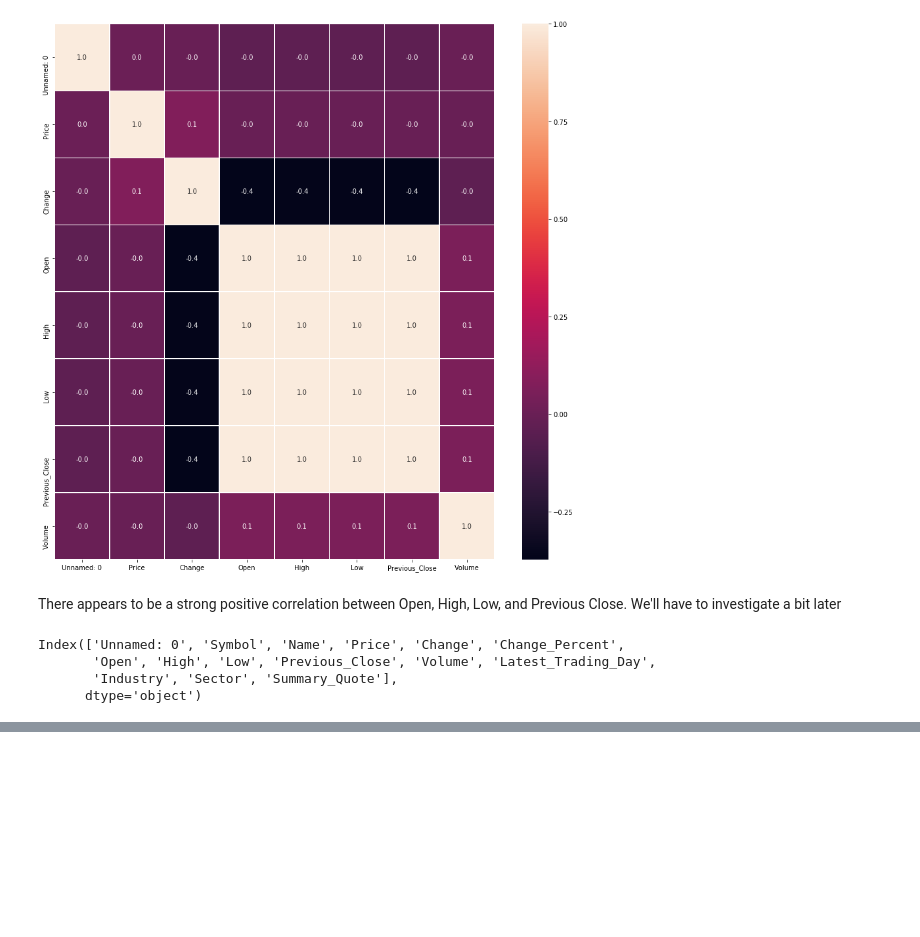
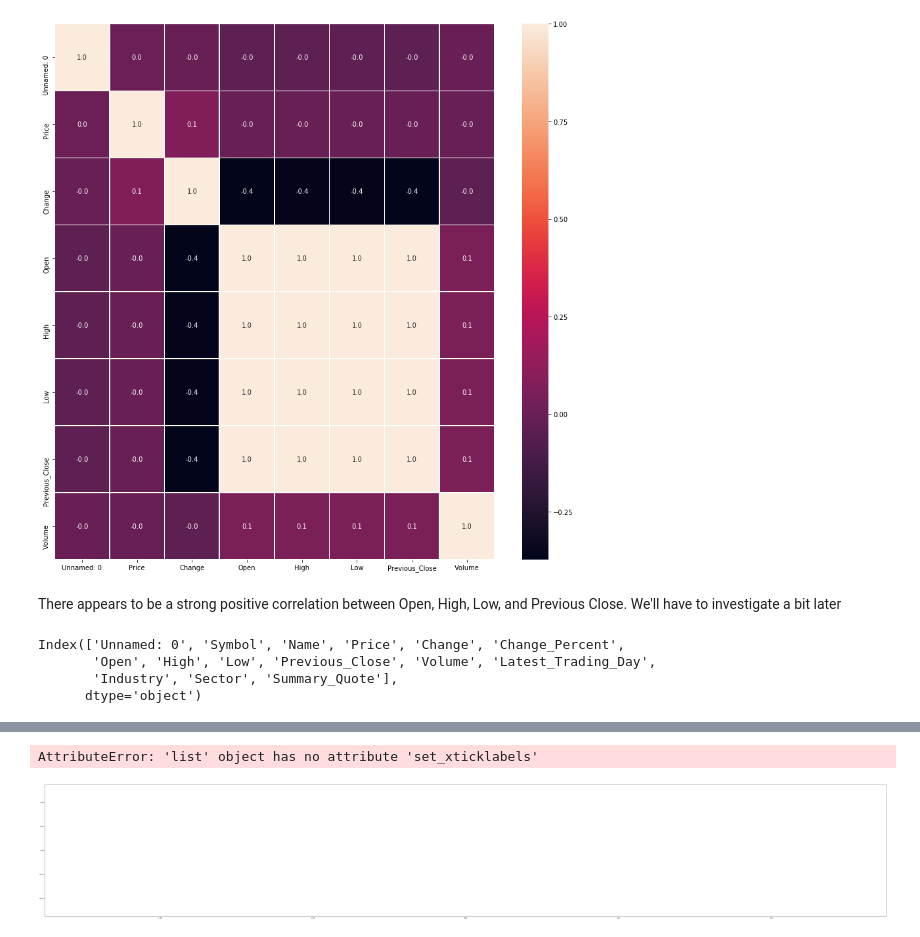
Before and after one commit to brian-cobo/Stock_Market_Analysis_Software, a Jupyter notebook: Explore Market Data.ipynb, the cells around one changed output, grey strips where cells are left out. Cells and saved outputs as stored; diff of their text form; code cells hidden in the pictures; blank space fills up the shorter version.

```diff
--- a/Explore Market Data.ipynb
+++ b/Explore Market Data.ipynb
@@ -152,0 +172,12 @@ plt.show()
+# %%
+plt.figure(figsize = (100, 16))
+ax = plt.plot(x = [x for x in marketData.Sector],
+              y = [y for y in marketData.Volume])
+ax.set_xticklabels(ax.get_xticklabels(), rotation=30, horizontalalignment = 'right')
+plt.xlabel("Industries")
+plt.ylabel("Count across Market")
+plt.title("Industry Representation in Market")
+plt.show()
+# %% [output]
+AttributeError: 'list' object has no attribute 'set_xticklabels'
+[figure, added]
```
Also changed, not shown: parts of 3 cells of this notebook, 1 other file.
